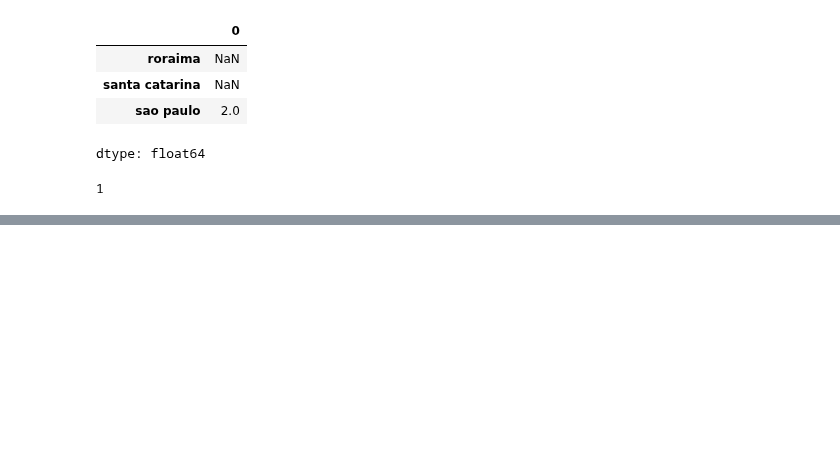
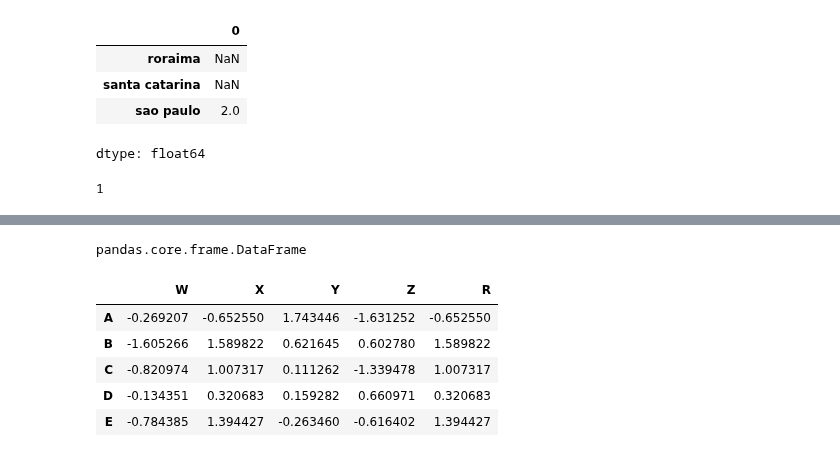
Before and after one commit to Rodrigo-Perico/DataScience, a Jupyter notebook: pandas.ipynb, the cells around one changed output, grey strips where cells are left out. Cells and saved outputs as stored; diff of their text form; code cells hidden in the pictures; blank space fills up the shorter version.

```diff
--- a/pandas.ipynb
+++ b/pandas.ipynb
@@ -132,0 +135,2 @@ x['sao paulo']
+# %%
+df = pd.DataFrame(randn(5,4), index = 'A B C D E'.split(), columns = "W X Y Z".split() )
@@ -132,0 +146,15 @@ x['sao paulo']
+# %%
+type(df[['X']])
+# %% [output]
+pandas.core.frame.DataFrame
+# %%
+df['R'] = df['X']
+# %%
+df
+# %% [output]
+|  | W | X | Y | Z | R |
+| A | -0.269207 | -0.652550 | 1.743446 | -1.631252 | -0.652550 |
+| B | -1.605266 | 1.589822 | 0.621645 | 0.602780 | 1.589822 |
+| C | -0.820974 | 1.007317 | 0.111262 | -1.339478 | 1.007317 |
+| D | -0.134351 | 0.320683 | 0.159282 | 0.660971 | 0.320683 |
+| E | -0.784385 | 1.394427 | -0.263460 | -0.616402 | 1.394427 |
```
Also changed, not shown: parts of 2 cells of this notebook.
